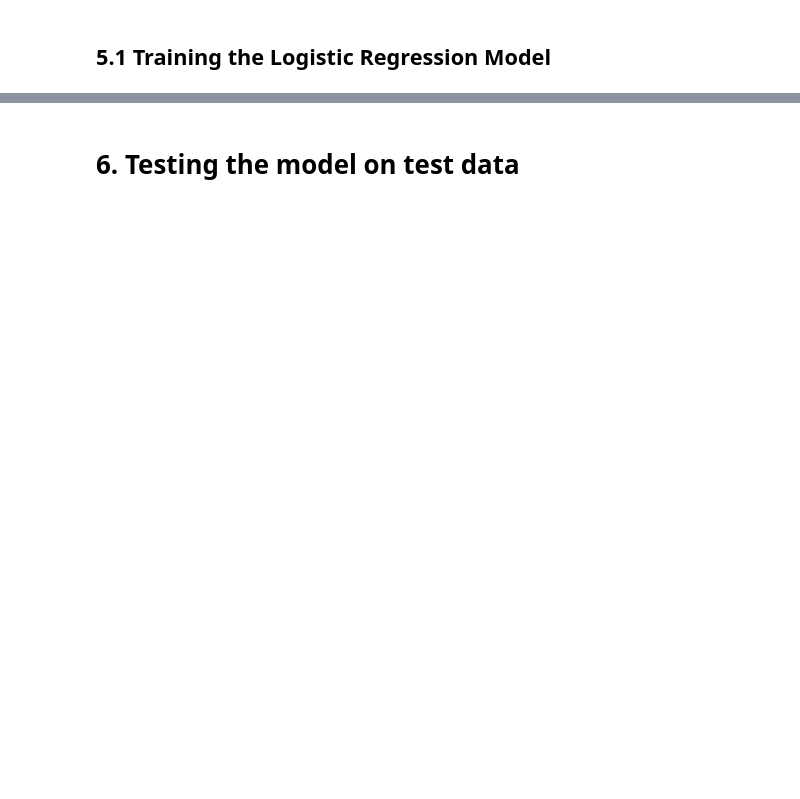
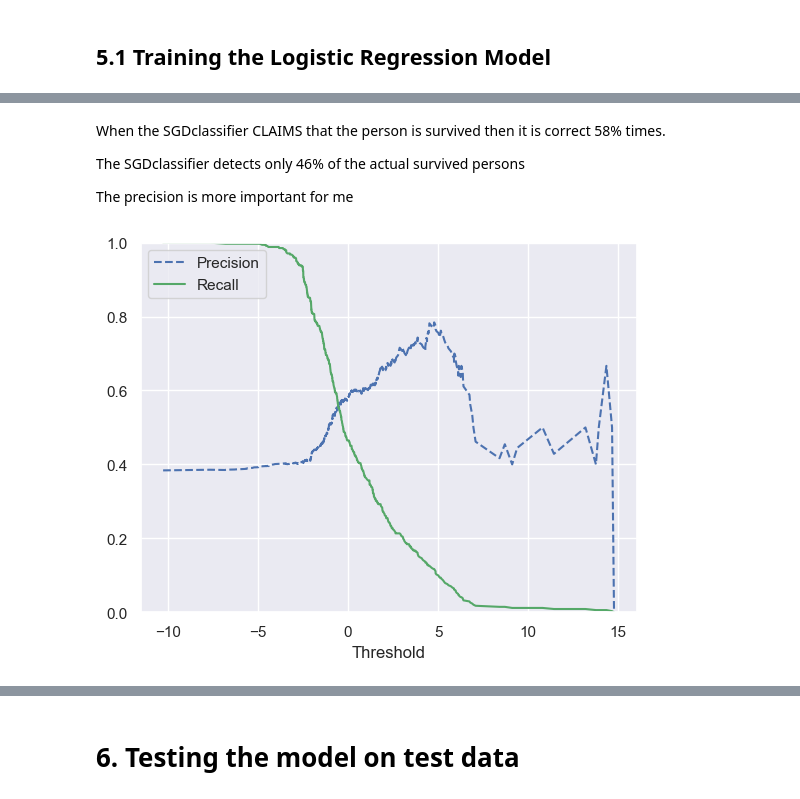
Before and after one commit to Om-S-Yeole/Titanic-Competition, a Jupyter notebook: Titanic Model Training.ipynb, the cells around one changed output, grey strips where cells are left out. Cells and saved outputs as stored; diff of their text form; code cells hidden in the pictures; blank space fills up the shorter version.

```diff
--- a/Titanic Model Training.ipynb
+++ b/Titanic Model Training.ipynb
@@ -199,0 +262,23 @@ LogisticRegression()
+# %% [markdown]
+When the SGDclassifier CLAIMS that the person is survived then it is correct 58% times.
+
+The SGDclassifier detects only 46% of the actual survived persons
+
+The precision is more important for me
+# %%
+# Increasing Threshold to increase Precision
+from sklearn.metrics import precision_recall_curve
+
+y_decision_scores = cross_val_predict(estimator=sgd_clf, X=train_x, y=train_y, method='decision_function')
+precisions, recalls, thresholds = precision_recall_curve(train_y, y_decision_scores)
+
+def plot_precision_recall_vs_threshold(precisions, recalls, thresholds):
+    plt.plot(thresholds, precisions[:-1], "b--", label="Precision")
+    plt.plot(thresholds, recalls[:-1], "g-", label="Recall")
+    plt.xlabel("Threshold")
+    plt.legend(loc="upper left")
+    plt.ylim([0, 1])
+
+plot_precision_recall_vs_threshold(precisions, recalls, thresholds)
+# %% [output]
+[figure, added]
```
Also changed, not shown: parts of 15 cells of this notebook.
